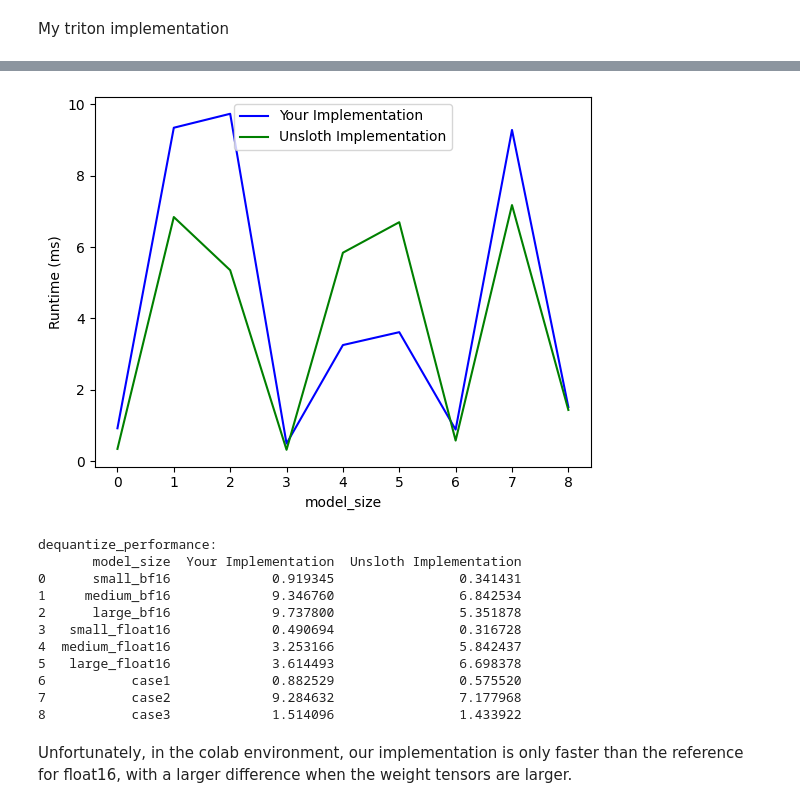
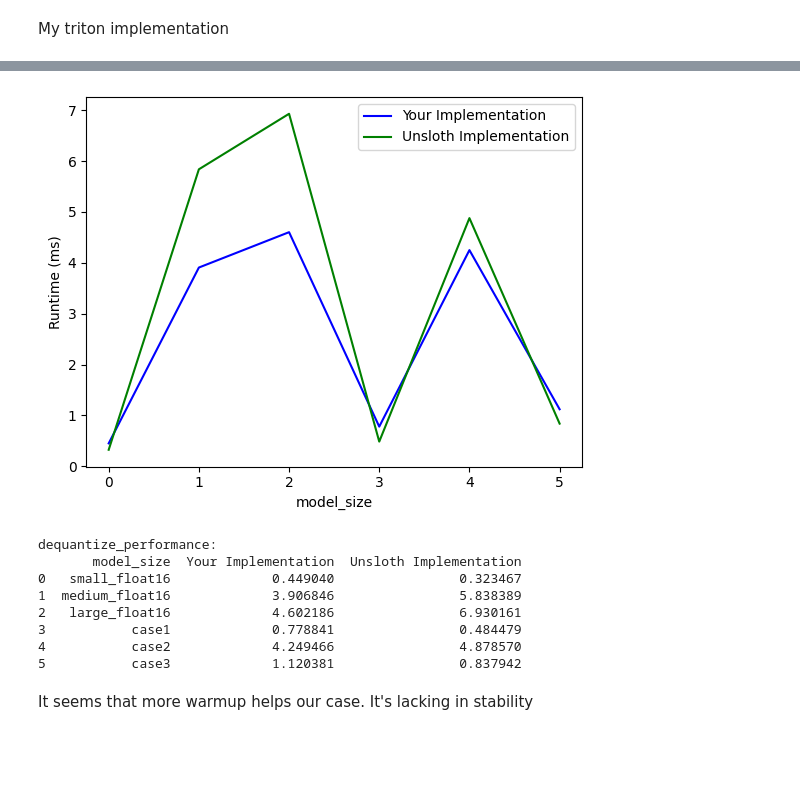
Before and after one commit to 0xEljh/unsloth-ai-feb2025, a Jupyter notebook: Unsloth_Puzzles_A_colab_copy.ipynb, the cells around one changed output, grey strips where cells are left out. Drawn from its saved outputs; the diff is of its cells as text; code cells hidden in the pictures; blank space fills up the shorter version.

```diff
--- a/Unsloth_Puzzles_A_colab_copy.ipynb
+++ b/Unsloth_Puzzles_A_colab_copy.ipynb
@@ -410,13 +397,13 @@ test_dequantize(your_dequantize_nf4)
 # %%
 size_map = {
-        "small_bf16": (5, 777, 1024, 4096, torch.bfloat16, 3410),
-        "medium_bf16": (3, 2048, 4096, 14336, torch.bfloat16, 3400),
-        "large_bf16": (12, 1024, 4096, 16384, torch.bfloat16, 3390),
+        # "small_bf16": (5, 777, 1024, 4096, torch.bfloat16, 3410),
+        # "medium_bf16": (3, 2048, 4096, 14336, torch.bfloat16, 3400),
+        # "large_bf16": (12, 1024, 4096, 16384, torch.bfloat16, 3390),
         "small_float16": (5, 777, 1024, 4096, torch.float16, 3410),
         "medium_float16": (3, 2048, 4096, 14336, torch.float16, 3400),
         "large_float16": (12, 1024, 4096, 16384, torch.float16, 3390),
-        "case1": (5,  777, 1024,  4096, torch.bfloat16, 3409),
-        "case2": (3, 2048, 4096, 14336, torch.bfloat16, 3408),
+        "case1": (5,  777, 1024,  4096, torch.float16, 3409),
+        "case2": (3, 2048, 4096, 14336, torch.float16, 3408),
         "case3": (2, 3333, 2048,  8192, torch.float16, 3407),
     }
 
@@ -436,47 +423,44 @@ size_map = {
         styles=[('blue', '-'), ('green', '-')],
         ylabel='Runtime (ms)',
         plot_name='dequantize_performance',
         args={},  # Empty dict for additional args
     )
 )
 def bench_dequantize(model_size, provider):
     # Map model size to configuration
     bsz, qlen, hd, m, dtype, seed = size_map[model_size]
 
     set_seed(seed)
     torch.set_default_dtype(dtype)
     mlp = MLP(hd=hd, m=m, dtype=dtype).to("cuda")
     X = torch.randn((bsz, qlen, hd), device="cuda")
 
     # Select the dequantization function based on provider
     dequantize_fx = your_dequantize_nf4 if provider == 'your_dequantize' else unsloth_dequantize
 
     # Benchmark
     ms = triton.testing.do_bench(
         lambda: mlp_dequantize(X, mlp, dequantize_fx),
         warmup=20,
         rep=100
     )
 
     return ms
 
 
 bench_dequantize.run(print_data=True, show_plots=True)
 # %% [output]
-[figure, old version]
+[figure, new version]
 dequantize_performance:
        model_size  Your Implementation  Unsloth Implementation
-0      small_bf16             0.919345                0.341431
-1     medium_bf16             9.346760                6.842534
-2      large_bf16             9.737800                5.351878
-3   small_float16             0.490694                0.316728
-4  medium_float16             3.253166                5.842437
-5   large_float16             3.614493                6.698378
-6           case1             0.882529                0.575520
-7           case2             9.284632                7.177968
-8           case3             1.514096                1.433922
+0   small_float16             0.449040                0.323467
+1  medium_float16             3.906846                5.838389
+2   large_float16             4.602186                6.930161
+3           case1             0.778841                0.484479
+4           case2             4.249466                4.878570
+5           case3             1.120381                0.837942
-# %% [markdown]
-Unfortunately, in the colab environment, our implementation is only faster than the reference for float16, with a larger difference when the weight tensors are larger.
+# %% [markdown]
+It seems that more warmup helps our case. It's lacking in stability
 # %%
 ### CALCULATE SPEEDUP (hopefully 1.15x faster or more)
 test_dequantize(unsloth_dequantize) / test_dequantize(your_dequantize_nf4)
```
Also changed, not shown: parts of 6 cells of this notebook, 1 other file.
